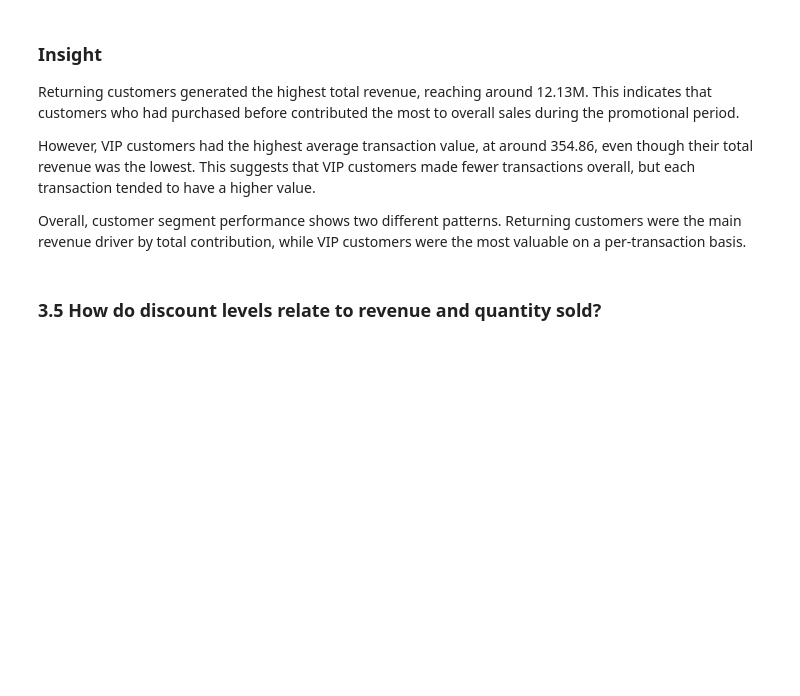
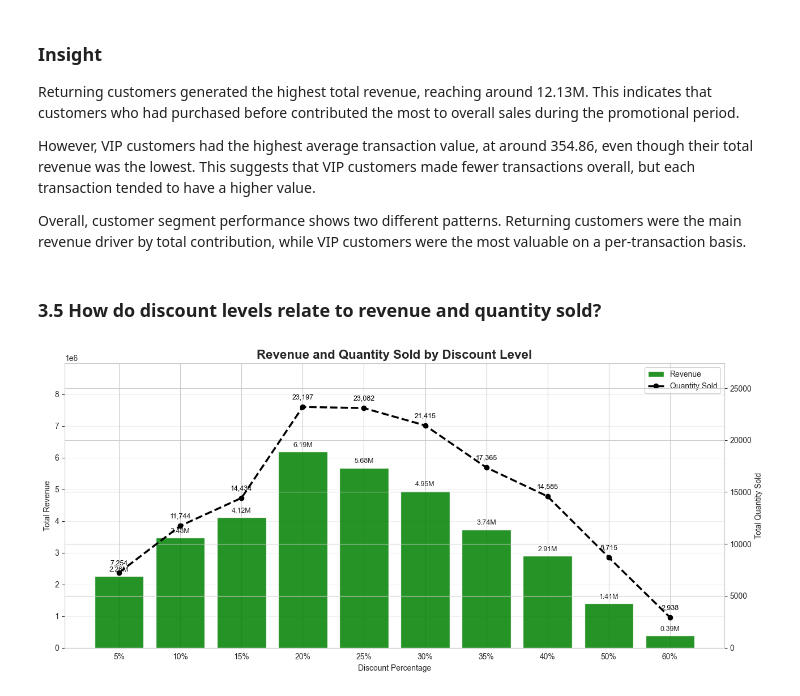
Before and after one commit to fathirrizkifadillah/Black-Friday, a Jupyter notebook: main.ipynb, the cells around one changed output. Cells and saved outputs as stored; diff of their text form; code cells hidden in the pictures; blank space fills up the shorter version.

```diff
--- a/main.ipynb
+++ b/main.ipynb
@@ -735,3 +735,100 @@ However, VIP customers had the highest average transaction value, at around 354.
 Overall, customer segment performance shows two different patterns. Returning customers were the main revenue driver by total contribution, while VIP customers were the most valuable on a per-transaction basis.
 # %% [markdown]
 ### 3.5 How do discount levels relate to revenue and quantity sold?
+# %%
+discount_summary = (
+    df.groupby('discount_pct')
+      .agg(
+          transactions=('transaction_id', 'count'),
+          revenue=('purchase_amount', 'sum'),
+          quantity_sold=('quantity', 'sum'),
+          avg_purchase=('purchase_amount', 'mean')
+      )
+      .reset_index()
+      .sort_values('discount_pct')
+)
+
+x_pos = np.arange(len(discount_summary))
+
+fig, ax1 = plt.subplots(figsize=(13, 6))
+
+bars = ax1.bar(
+    x_pos,
+    discount_summary['revenue'],
+    color='green',
+    alpha=0.85,
+    label='Revenue'
+)
+
+ax1.set_title(
+    'Revenue and Quantity Sold by Discount Level',
+    fontsize=16,
+    weight='bold'
+)
+ax1.set_xlabel('Discount Percentage')
+ax1.set_ylabel('Total Revenue')
+
+ax1.set_xticks(x_pos)
+ax1.set_xticklabels(
+    discount_summary['discount_pct'].astype(str) + '%'
+)
+
+ax1.set_ylim(0, discount_summary['revenue'].max() * 1.45)
+
+for bar in bars:
+    height = bar.get_height()
+    ax1.text(
+        bar.get_x() + bar.get_width() / 2,
+        height + discount_summary['revenue'].max() * 0.015,
+        f'{height/1_000_000:.2f}M',
+        ha='center',
+        va='bottom',
+        fontsize=9
+    )
+
+ax2 = ax1.twinx()
+
+ax2.plot(
+    x_pos,
+    discount_summary['quantity_sold'],
+    color='black',
+    linewidth=2.5,
+    label='Quantity Sold',
+    linestyle='--',
+    marker='o'
+)
+
+ax2.set_ylabel('Total Quantity Sold')
+ax2.set_ylim(0, discount_summary['quantity_sold'].max() * 1.18)
+
+for x, y in zip(x_pos, discount_summary['quantity_sold']):
+    ax2.text(
+        x,
+        y + discount_summary['quantity_sold'].max() * 0.025,
+        f'{y:,.0f}',
+        ha='center',
+        va='bottom',
+        fontsize=9,
+        color='black'
+    )
+
+handles1, labels1 = ax1.get_legend_handles_labels()
+handles2, labels2 = ax2.get_legend_handles_labels()
+
+ax1.legend(
+    handles1 + handles2,
+    labels1 + labels2,
+    loc='upper right'
+)
+
+ax1.grid(True, axis='y', alpha=0.3)
+
+plt.tight_layout()
+
+os.makedirs('plots', exist_ok=True)
+filepath = os.path.join('plots', 'Revenue and Quantity Sold by Discount Level.png')
+plt.savefig(filepath, dpi=300, bbox_inches='tight', facecolor='white')
+
+plt.show()
+# %% [output]
+[figure, added]
```
Also changed, not shown: 1 other file.
